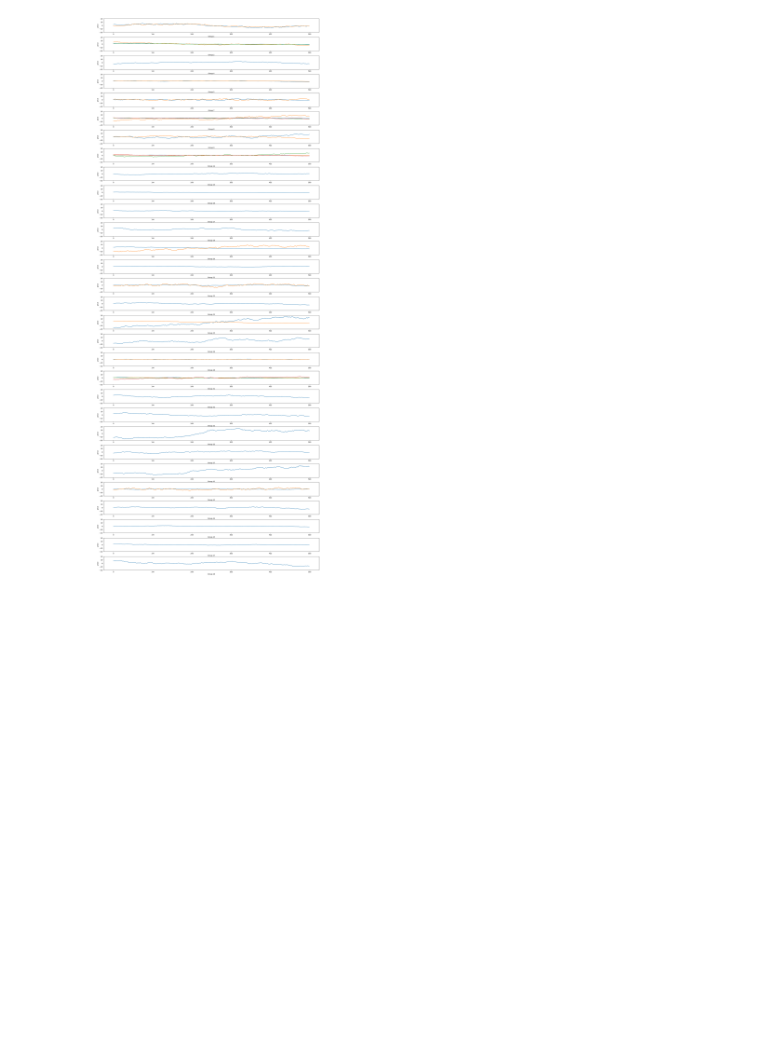
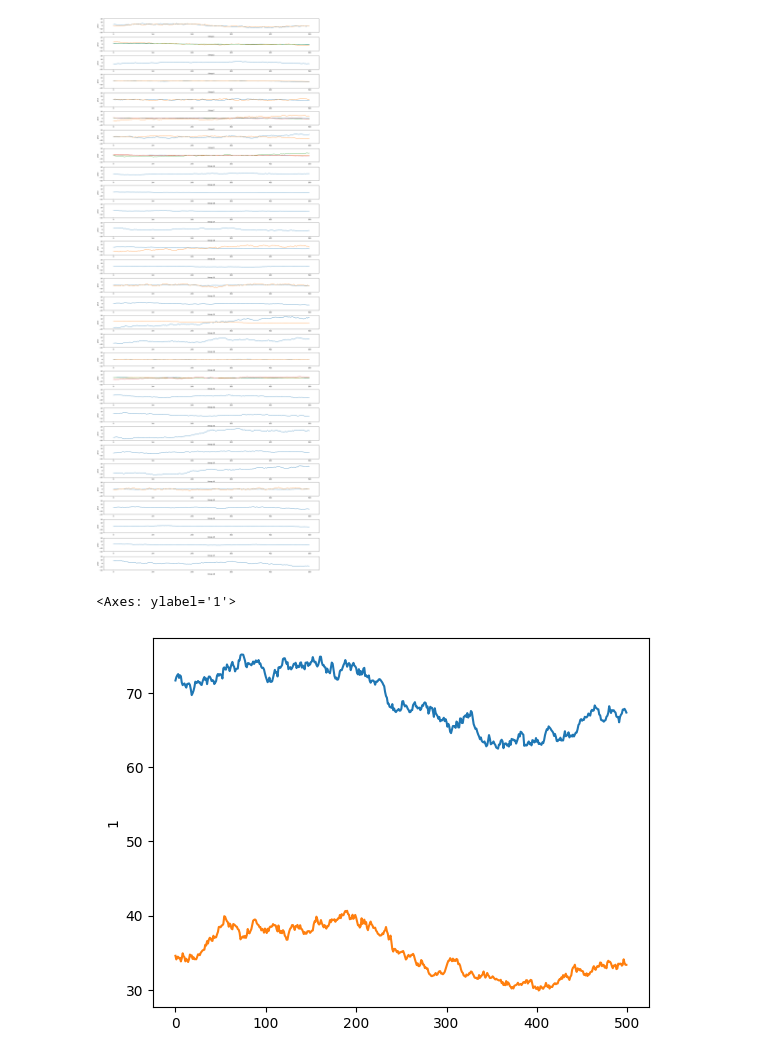
Before and after one commit to Troppydash/algothon, a Jupyter notebook: da/khang_data_analysis.ipynb, the cells around one changed output. Cells and saved outputs as stored; diff of their text form; code cells hidden in the pictures; blank space fills up the shorter version.

```diff
--- a/da/khang_data_analysis.ipynb
+++ b/da/khang_data_analysis.ipynb
@@ -148,3 +148,8 @@ for i in range(len(reps)):
     axs[i].set(xlabel=f"Group {reps[i]}", ylabel="price")
 # %% [output]
 [figure]
+# %%
+sns.lineplot(df[1] - df[10])
+# %% [output]
+<Axes: ylabel='1'>
+[figure, added]
```
Also changed, not shown: 5 other files.
